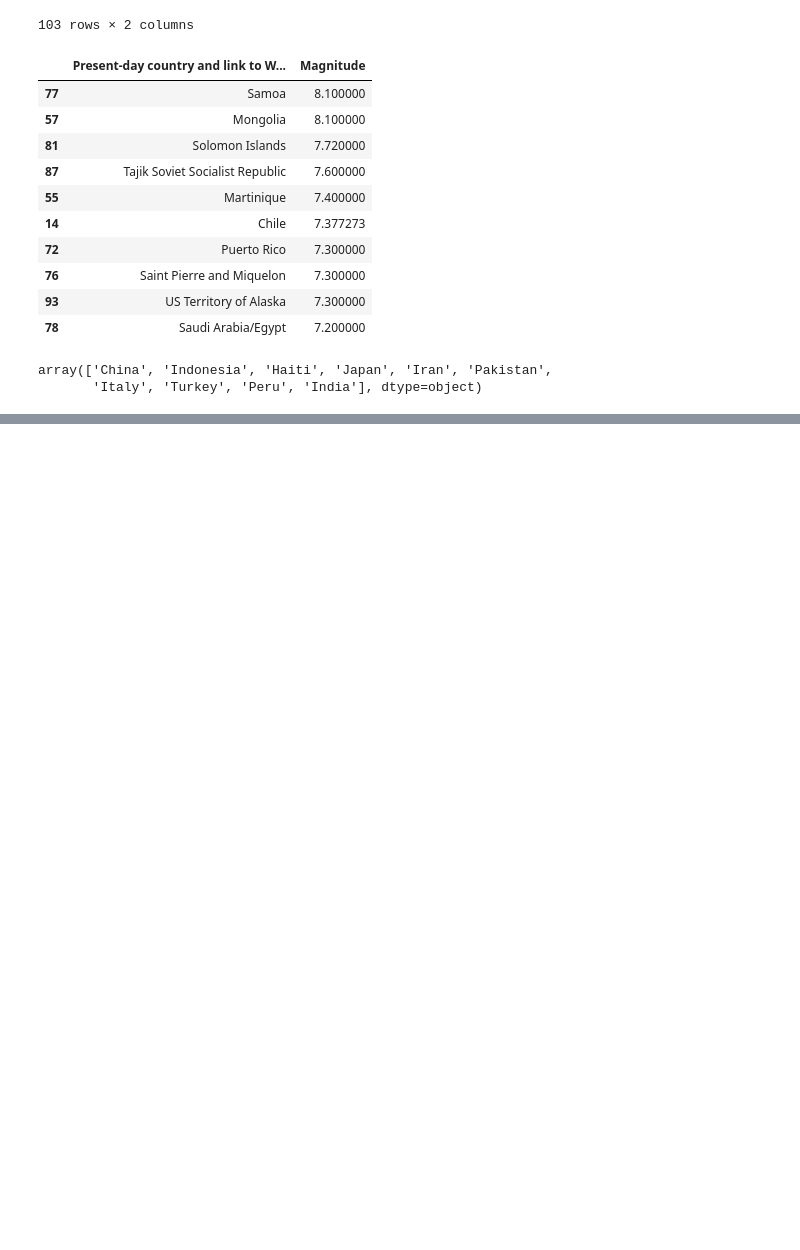
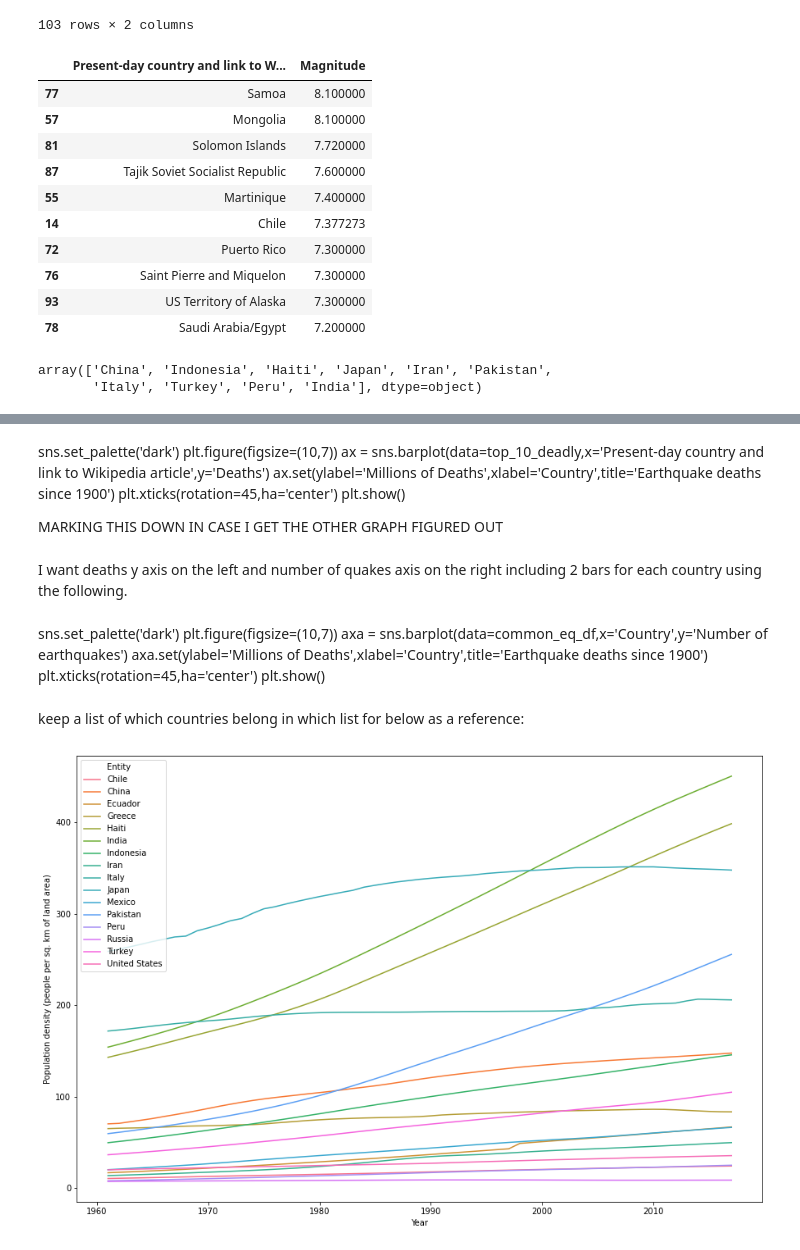
Before and after one commit to nss-data-science-cohort-4/dq3-earthquakes-down-to-earth, a Jupyter notebook: pt1analysis.ipynb, the cells around one changed output, grey strips where cells are left out. Cells and saved outputs as stored; diff of their text form; code cells hidden in the pictures; blank space fills up the shorter version.

Commit message:
finished one graph, need clean up on 2

```diff
--- a/pt1analysis.ipynb
+++ b/pt1analysis.ipynb
@@ -24,0 +41,6 @@ pop_density = pd.read_csv('../dq3-earthquakes-down-to-earth/population-density.c
+# %%
+pop_density_needed = pop_density[pop_density['Entity'].isin(['China', 'Indonesia', 'Haiti', 'Japan', 'Iran', 'Pakistan',
+       'Italy', 'Turkey', 'Peru', 'India','China', 'Indonesia', 'Iran', 'Japan', 'Turkey', 'Peru', 'Taiwan',
+       'Mexico', 'Chile', 'Greece','Chile', 'United States', 'Indonesia', 'Russia',
+       'Japan', 'Ecuador', 'China'])]
+pop_density_needed
@@ -99,0 +161,27 @@ array(['Papua New Guinea', 'China', 'Algeria', 'Malaysia', 'Peru',
+# %% [markdown]
+sns.set_palette('dark')
+plt.figure(figsize=(10,7))
+ax = sns.barplot(data=top_10_deadly,x='Present-day country and link to Wikipedia article',y='Deaths')
+ax.set(ylabel='Millions of Deaths',xlabel='Country',title='Earthquake deaths since 1900')
+plt.xticks(rotation=45,ha='center')
+plt.show()
+
+MARKING THIS DOWN IN CASE I GET THE OTHER GRAPH FIGURED OUT
+# %% [markdown]
+I want deaths y axis on the left and number of quakes axis on the right including 2 bars for each country using the following.
+# %% [markdown]
+sns.set_palette('dark')
+plt.figure(figsize=(10,7))
+axa = sns.barplot(data=common_eq_df,x='Country',y='Number of earthquakes')
+axa.set(ylabel='Millions of Deaths',xlabel='Country',title='Earthquake deaths since 1900')
+plt.xticks(rotation=45,ha='center')
+plt.show()
+# %% [markdown]
+keep a list of which countries belong in which list for below as a reference:
+# %%
+sns.set_palette('deep')
+plt.figure(figsize=(15,10))
+sns.lineplot(data=pop_density_needed,x='Year',y='Population density (people per sq. km of land area)', hue='Entity');
+#I want to edit the label for the legend as well as make it two columns
+# %% [output]
+[figure, added]
```
Also changed, not shown: parts of 14 cells of this notebook, 4 other files.
